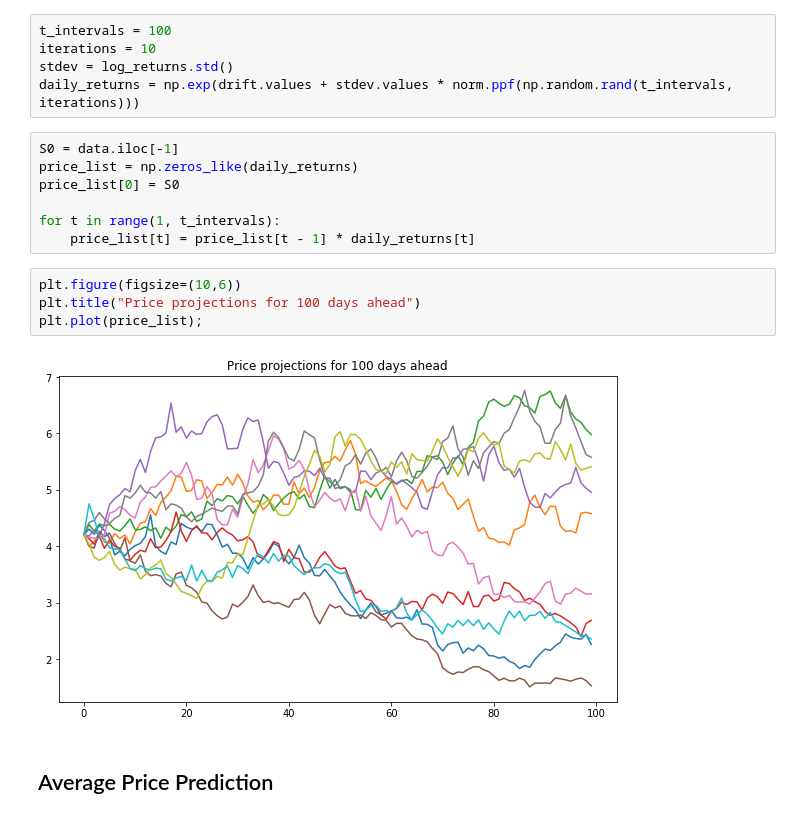
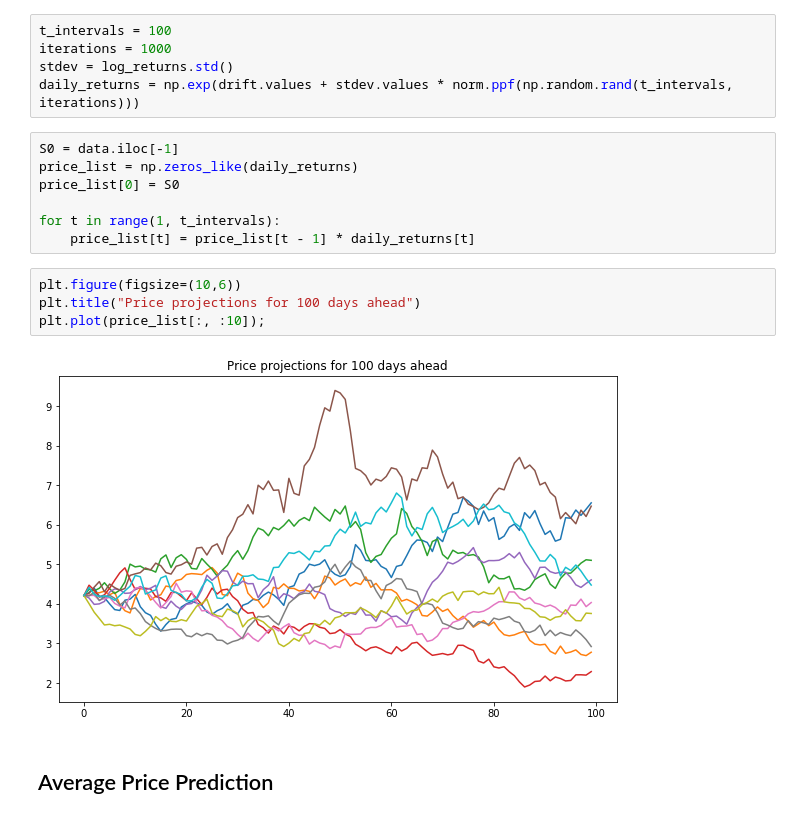
Before and after one commit to deanhoperobertson/Sasol_Stock_Prediction, a Jupyter notebook: Brownian Motion.ipynb, the cells around one changed output. Drawn from its saved outputs; the diff is of its cells as text.

```diff
--- a/Brownian Motion.ipynb
+++ b/Brownian Motion.ipynb
@@ -83,6 +73,6 @@ array([[ 0.48221384, -0.28716936],
 # %%
 t_intervals = 100
-iterations = 10
+iterations = 1000
 stdev = log_returns.std()
 daily_returns = np.exp(drift.values + stdev.values * norm.ppf(np.random.rand(t_intervals, iterations)))
 # %%
@@ -95,9 +85,9 @@ for t in range(1, t_intervals):
 # %%
 plt.figure(figsize=(10,6))
 plt.title("Price projections for 100 days ahead")
-plt.plot(price_list);
+plt.plot(price_list[:, :10]);
 # %% [output]
-[figure, old version]
+[figure, new version]
 # %% [markdown]
 ## Average Price Prediction
 # %%
```
Also changed, not shown: parts of 5 cells of this notebook, 2 other files.
